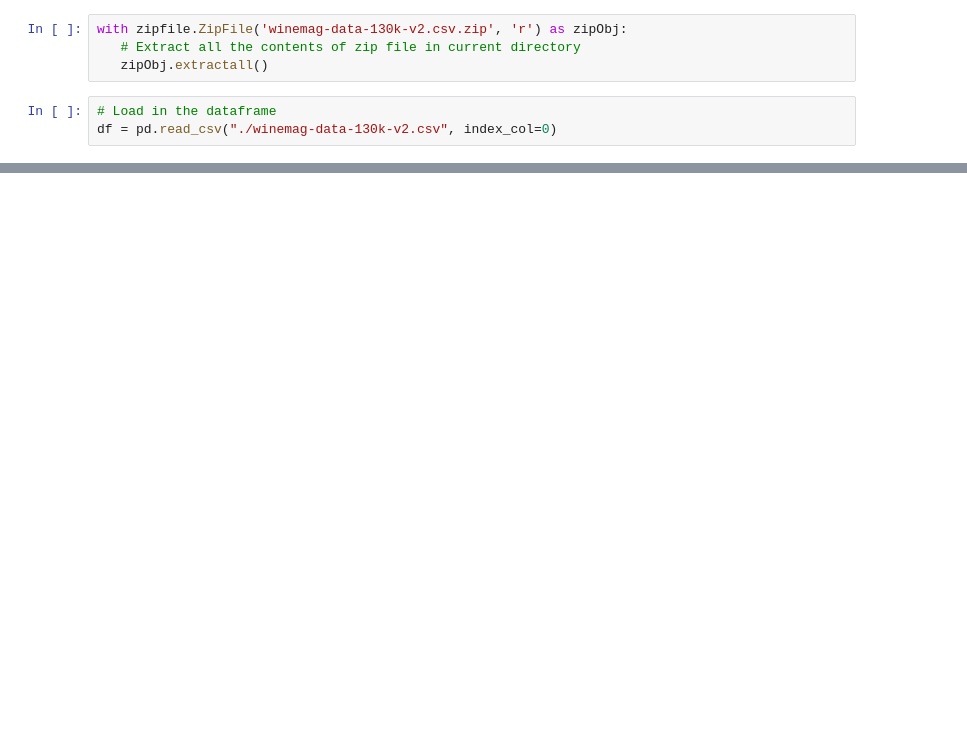
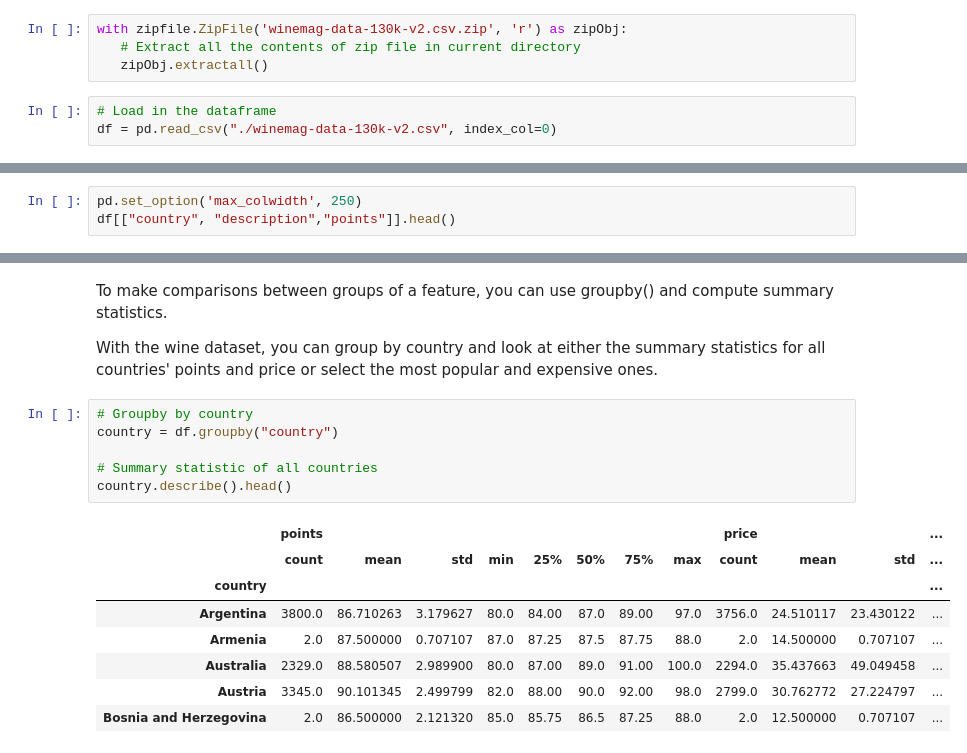
Before and after one commit to OsamaHamdyOsman/Generating_WordClouds_in_python, a Jupyter notebook: Generating WordClouds in Python.ipynb, the cells around one changed output, grey strips where cells are left out. Cells and saved outputs as stored; diff of their text form; blank space fills up the shorter version.

```diff
--- a/Generating WordClouds in Python.ipynb
+++ b/Generating WordClouds in Python.ipynb
@@ -30,0 +67,3 @@ df.head()
+# %%
+pd.set_option('max_colwidth', 250)
+df[["country", "description","points"]].head()
@@ -30,0 +77,19 @@ df.head()
+# %% [markdown]
+To make comparisons between groups of a feature, you can use groupby() and compute summary statistics.
+
+With the wine dataset, you can group by country and look at either the summary statistics for all countries' points and price or select the most popular and expensive ones.
+# %%
+# Groupby by country
+country = df.groupby("country")
+
+# Summary statistic of all countries
+country.describe().head()
+# %% [output]
+|  | points |  |  |  |  |  |  |  | price |  |  | ... |
+|  | count | mean | std | min | 25% | 50% | 75% | max | count | mean | std | ... |
+| country |  |  |  |  |  |  |  |  |  |  |  | ... |
+| Argentina | 3800.0 | 86.710263 | 3.179627 | 80.0 | 84.00 | 87.0 | 89.00 | 97.0 | 3756.0 | 24.510117 | 23.430122 | ... |
+| Armenia | 2.0 | 87.500000 | 0.707107 | 87.0 | 87.25 | 87.5 | 87.75 | 88.0 | 2.0 | 14.500000 | 0.707107 | ... |
+| Australia | 2329.0 | 88.580507 | 2.989900 | 80.0 | 87.00 | 89.0 | 91.00 | 100.0 | 2294.0 | 35.437663 | 49.049458 | ... |
+| Austria | 3345.0 | 90.101345 | 2.499799 | 82.0 | 88.00 | 90.0 | 92.00 | 98.0 | 2799.0 | 30.762772 | 27.224797 | ... |
+| Bosnia and Herzegovina | 2.0 | 86.500000 | 2.121320 | 85.0 | 85.75 | 86.5 | 87.25 | 88.0 | 2.0 | 12.500000 | 0.707107 | ... |
```
Also changed, not shown: parts of 11 cells of this notebook.
